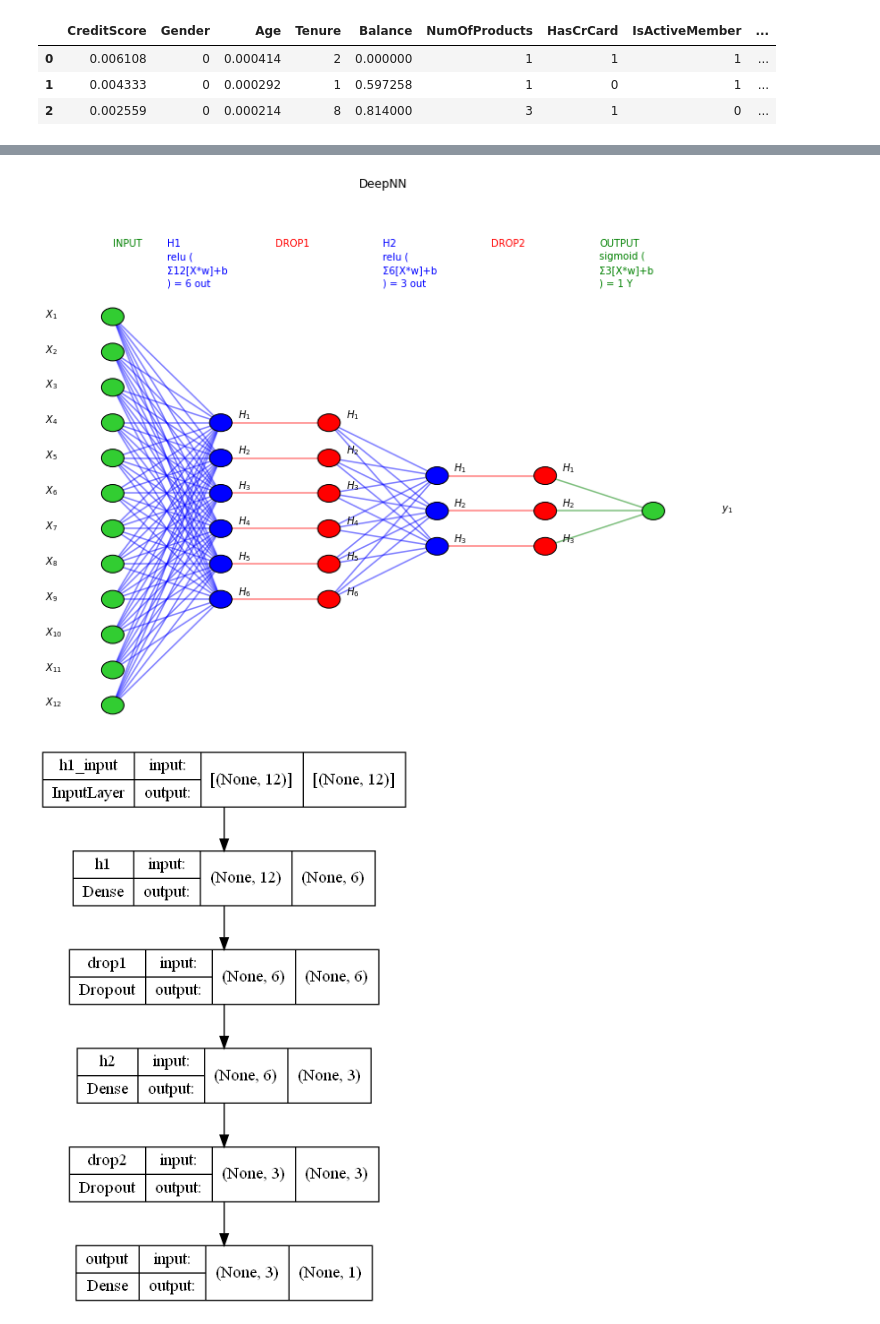
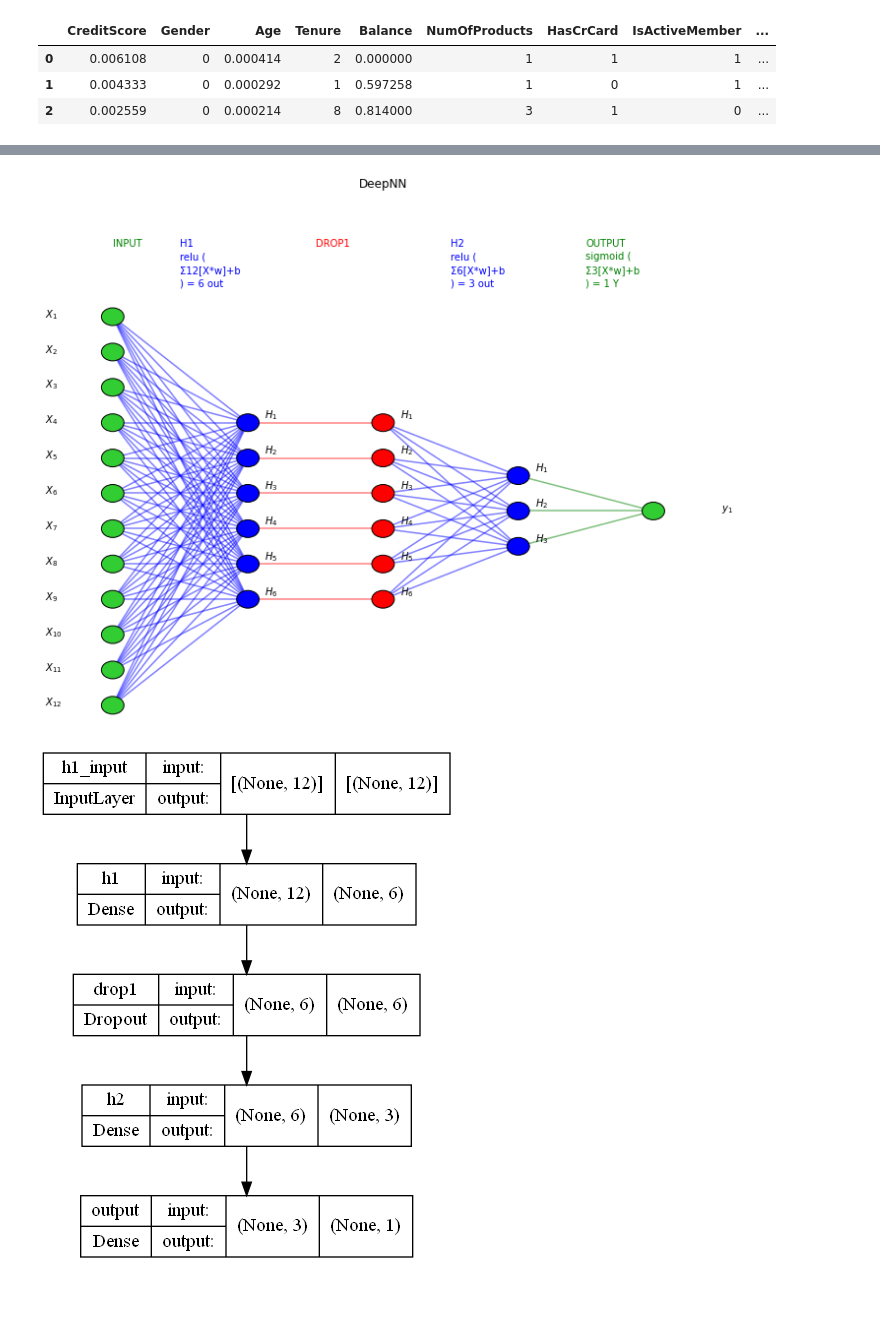
Before and after one commit to protovici/Data-Sciences, a Jupyter notebook: TensorFlow_Dev/churn_prediction.ipynb, the cells around one changed output, grey strips where cells are left out. Cells and saved outputs as stored; diff of their text form; code cells hidden in the pictures; blank space fills up the shorter version.

```diff
--- a/TensorFlow_Dev/churn_prediction.ipynb
+++ b/TensorFlow_Dev/churn_prediction.ipynb
@@ -180,19 +149,22 @@ from tensorflow.keras import models, layers, utils, backend as K
 # %%
+sam_2 = SMOTE(sampling_strategy='minority')
+
+X = df.drop('Exited', axis = 1)
+Y = df['Exited']
+
+x_smote_2, y_smote_2 = sam_2.fit_resample(X, Y)
+x_train, x_test, y_train, y_test = train_test_split(x_smote_2, y_smote_2, test_size = 0.25, stratify = y_smote)
+
 N_FEATURES = len(x_train.columns)
 
 model = models.Sequential(name="DeepNN", layers=[
-    ### hidden layer 1
     layers.Dense(name="h1", input_dim=N_FEATURES,
                  units=int(round((N_FEATURES+1)/2)),
                  activation='relu'),
     layers.Dropout(name="drop1", rate=0.2),
-
-    ### hidden layer 2
     layers.Dense(name="h2", units=int(round((N_FEATURES+1)/4)),
                  activation='relu'),
-    layers.Dropout(name="drop2", rate=0.2),
-
-    ### layer output
+#    layers.Dropout(name="drop2", rate=0.2),
     layers.Dense(name="output", units=1, activation='sigmoid')
 ])
 
@@ -309,10 +279,10 @@ _________________________________________________________________
  output (Dense)              (None, 1)                 4
 
 =================================================================
 Total params: 103
 Trainable params: 103
 Non-trainable params: 0
 _________________________________________________________________
-[figure, old version]
+[figure, new version]
-[figure, old version]
+[figure, new version]
 # %%
```
Also changed, not shown: parts of 17 cells of this notebook, 25 other files.
